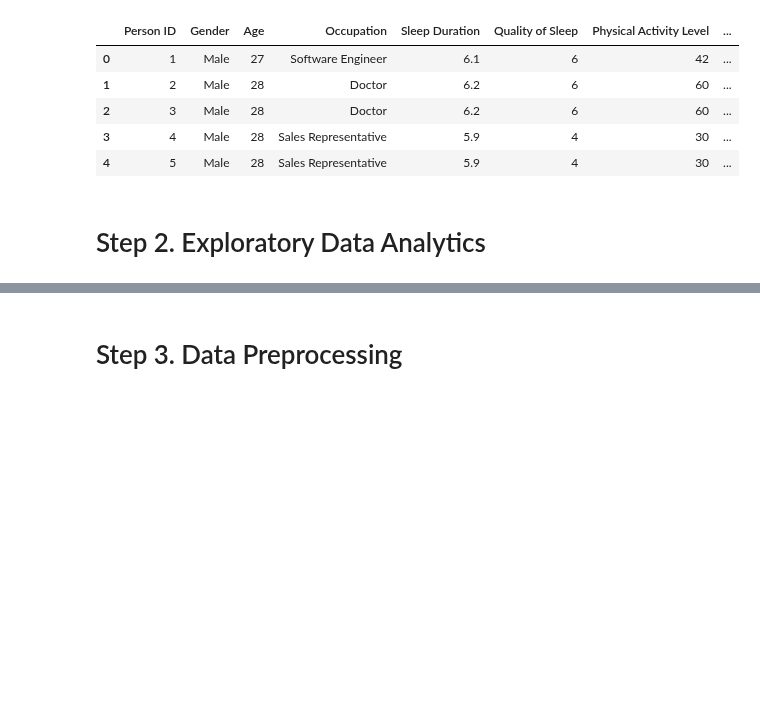
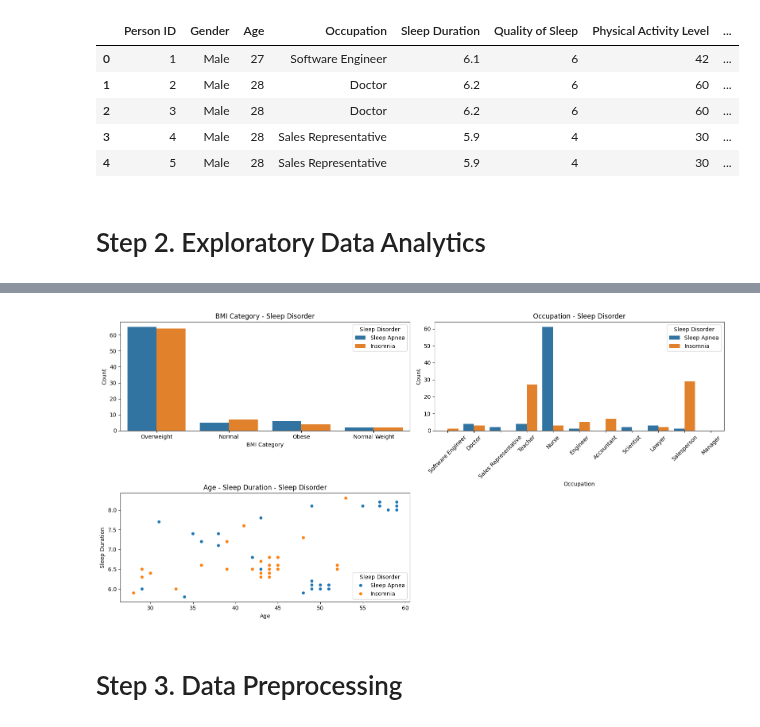
Before and after one commit to LCoder-FILE/TK_MachLearn, a Jupyter notebook: UTS/Code/main.ipynb, the cells around one changed output, grey strips where cells are left out. Saved outputs shown, nothing was run; the diff lists cells and outputs as text; code cells hidden in the pictures; blank space fills up the shorter version.

```diff
--- a/UTS/Code/main.ipynb
+++ b/UTS/Code/main.ipynb
@@ -163,3 +181,30 @@ plt.show()
+# %%
+plt.figure(figsize=(16, 8))
+
+plt.subplot(2,2,1)
+sns.countplot(data=df, x='BMI Category', hue='Sleep Disorder')
+plt.title('BMI Category - Sleep Disorder')
+plt.xlabel('BMI Category')
+plt.ylabel('Count')
+
+
+plt.subplot(2,2,2)
+sns.countplot(data=df, x='Occupation', hue='Sleep Disorder')
+plt.title('Occupation - Sleep Disorder')
+plt.xlabel('Occupation')
+plt.ylabel('Count')
+plt.xticks(rotation=45)
+
+plt.subplot(2,2,3)
+sns.scatterplot(data=df, x='Age', y='Sleep Duration', hue='Sleep Disorder')
+plt.title('Age - Sleep Duration - Sleep Disorder')
+plt.xlabel('Age')
+plt.ylabel('Sleep Duration')
+
+plt.tight_layout()
+plt.show()
+# %% [output]
+[figure, added]
 # %% [markdown]
 # Step 3. Data Preprocessing
 # %% [markdown]
```
Also changed, not shown: parts of 3 cells of this notebook.
